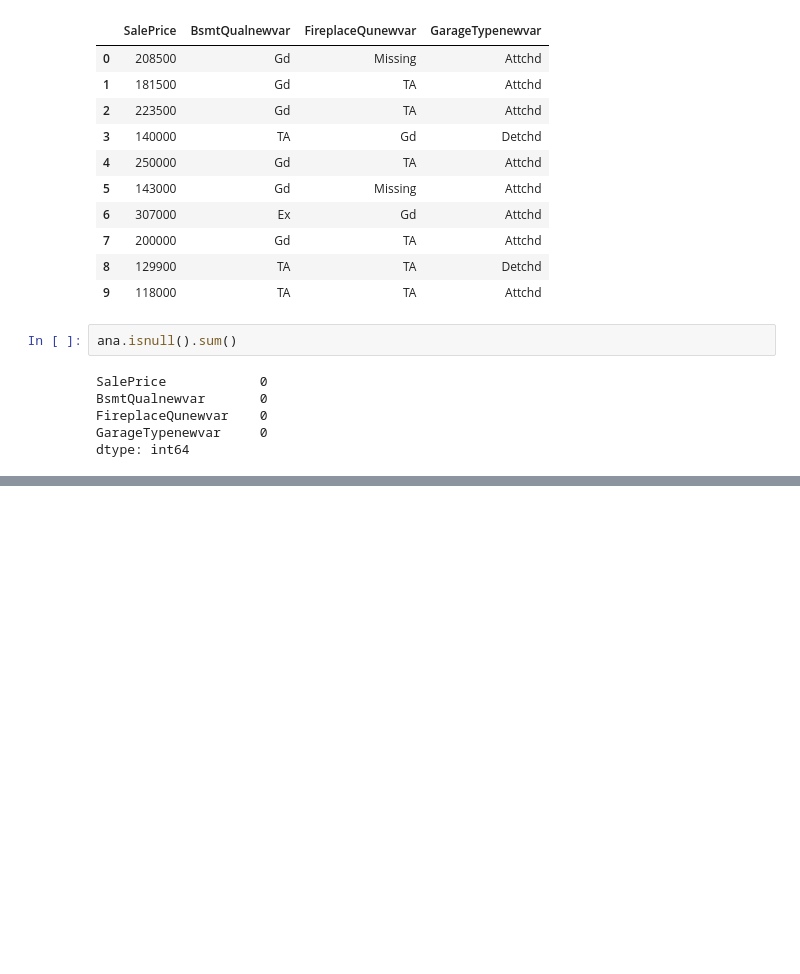
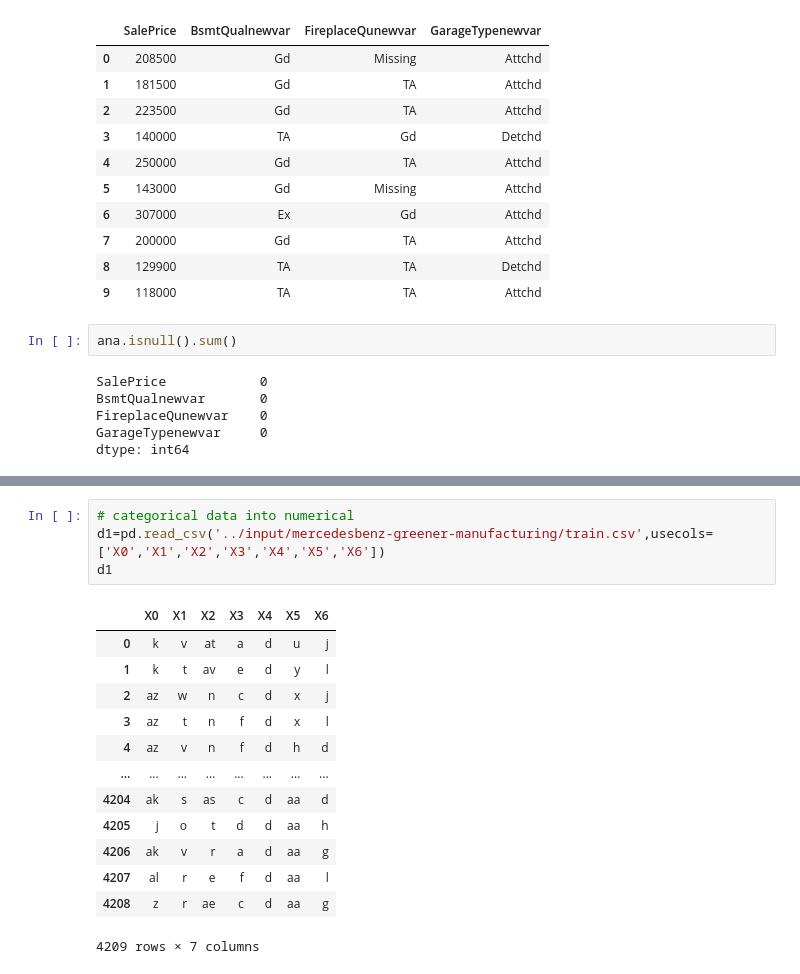
Before and after one commit to vinaygandla/FEATURE-ENGINEERING-AND-FINDING-MISSING-VALUES, a Jupyter notebook: ed-day3-part-2-cat-features.ipynb, the cells around one changed output, grey strips where cells are left out. Cells and saved outputs as stored; diff of their text form; blank space fills up the shorter version.

```diff
--- a/ed-day3-part-2-cat-features.ipynb
+++ b/ed-day3-part-2-cat-features.ipynb
@@ -195,0 +258,18 @@ dtype: int64
+# %%
+# categorical data into numerical
+d1=pd.read_csv('../input/mercedesbenz-greener-manufacturing/train.csv',usecols=['X0','X1','X2','X3','X4','X5','X6'])
+d1
+# %% [output]
+|  | X0 | X1 | X2 | X3 | X4 | X5 | X6 |
+| 0 | k | v | at | a | d | u | j |
+| 1 | k | t | av | e | d | y | l |
+| 2 | az | w | n | c | d | x | j |
+| 3 | az | t | n | f | d | x | l |
+| 4 | az | v | n | f | d | h | d |
+| ... | ... | ... | ... | ... | ... | ... | ... |
+| 4204 | ak | s | as | c | d | aa | d |
+| 4205 | j | o | t | d | d | aa | h |
+| 4206 | ak | v | r | a | d | aa | g |
+| 4207 | al | r | e | f | d | aa | l |
+| 4208 | z | r | ae | c | d | aa | g |
+4209 rows × 7 columns
```
Also changed, not shown: parts of 17 cells of this notebook.
